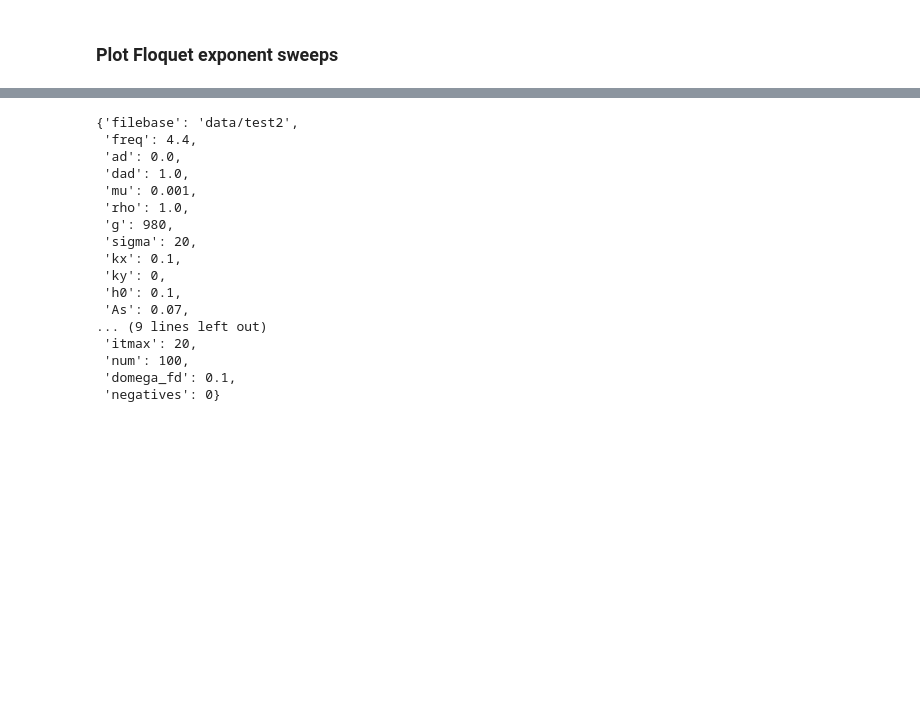
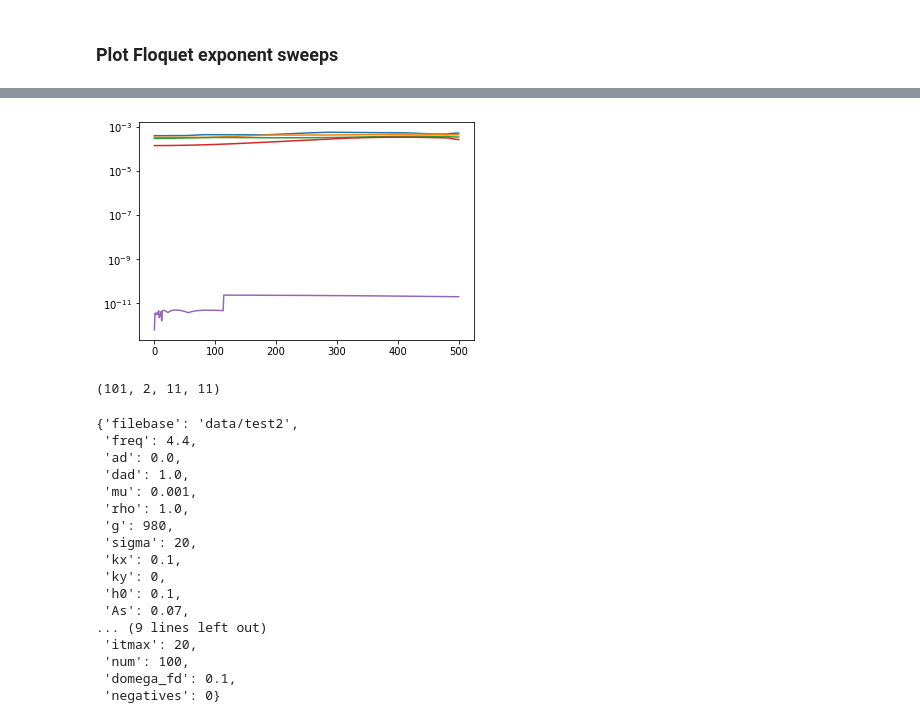
Before and after one commit to znicolaou/faraday, a Jupyter notebook: viscid_notebook.ipynb, the cells around one changed output, grey strips where cells are left out. Saved outputs shown, nothing was run; the diff lists cells and outputs as text; code cells hidden in the pictures; blank space fills up the shorter version.

```diff
--- a/viscid_notebook.ipynb
+++ b/viscid_notebook.ipynb
@@ -661,0 +667,18 @@ plt.show()
+# %%
+from scipy.linalg import svd
+ss=[]
+for ind in range(len(evals)):
+    argsdict['ad']=ads[ind]*argsdict['g']
+    E=viscid.viscid_mat(evals[ind],argsdict)
+    U,s,Vh=svd(E.transpose(0,2,4,1,3,5).reshape((n,n)))
+    ss=ss+[s[-5:]]
+# %%
+plt.plot(ss)
+plt.yscale('log')
+# %% [output]
+[figure, added]
+# %%
+vs,ws=np.load(filebase+'evecs_cont0.npy')
+vs[ind]
+# %% [output]
+(101, 2, 11, 11)
```
Also changed, not shown: parts of 25 cells of this notebook, 5 other files.
